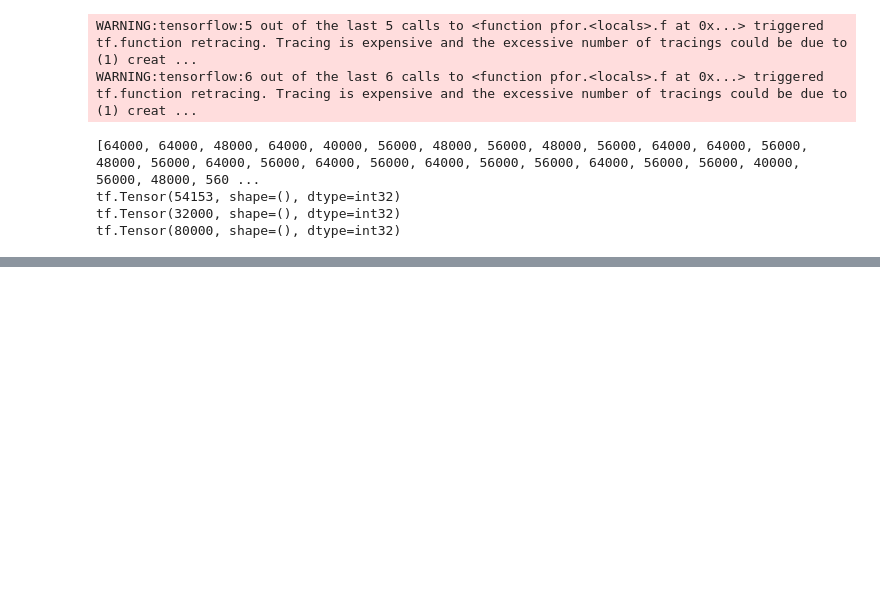
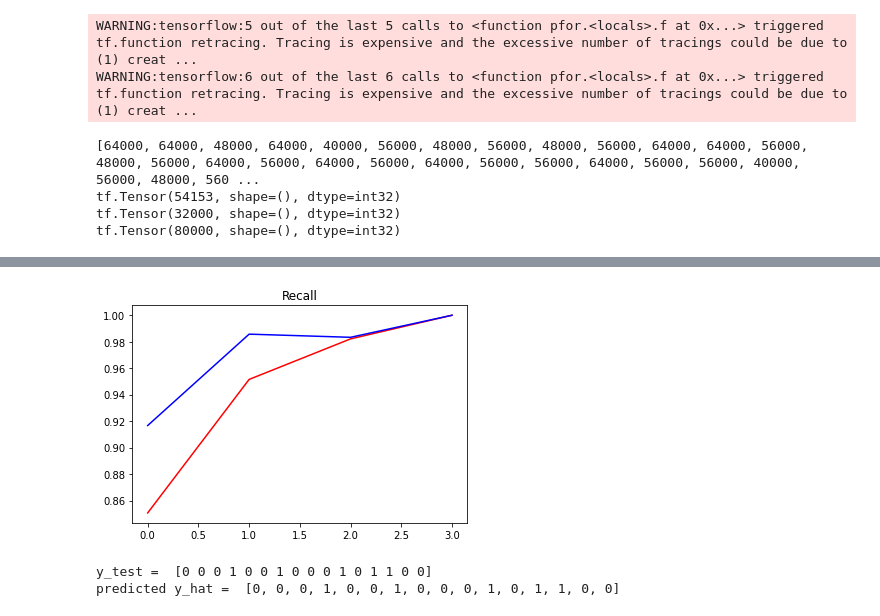
Before and after one commit to ChamithDilshan/Z_by_HP_Unlocked_Challenge_3, a Jupyter notebook: code.ipynb, the cells around one changed output, grey strips where cells are left out. Cells and saved outputs as stored; diff of their text form; code cells hidden in the pictures; blank space fills up the shorter version.

```diff
--- a/code.ipynb
+++ b/code.ipynb
@@ -94,0 +179,7 @@ plt.show()
+# %%
+plt.title('Recall')
+plt.plot(hist.history['recall_1'], 'r')
+plt.plot(hist.history['val_recall_1'], 'b')
+plt.show()
+# %% [output]
+[figure, added]
@@ -94,0 +192,6 @@ plt.show()
+# %%
+print('y_test = ', y_test.astype(int))
+print('predicted y_hat = ', y_hat)
+# %% [output]
+y_test =  [0 0 0 1 0 0 1 0 0 0 1 0 1 1 0 0]
+predicted y_hat =  [0, 0, 0, 1, 0, 0, 1, 0, 0, 0, 1, 0, 1, 1, 0, 0]
```
Also changed, not shown: parts of 20 cells of this notebook.
